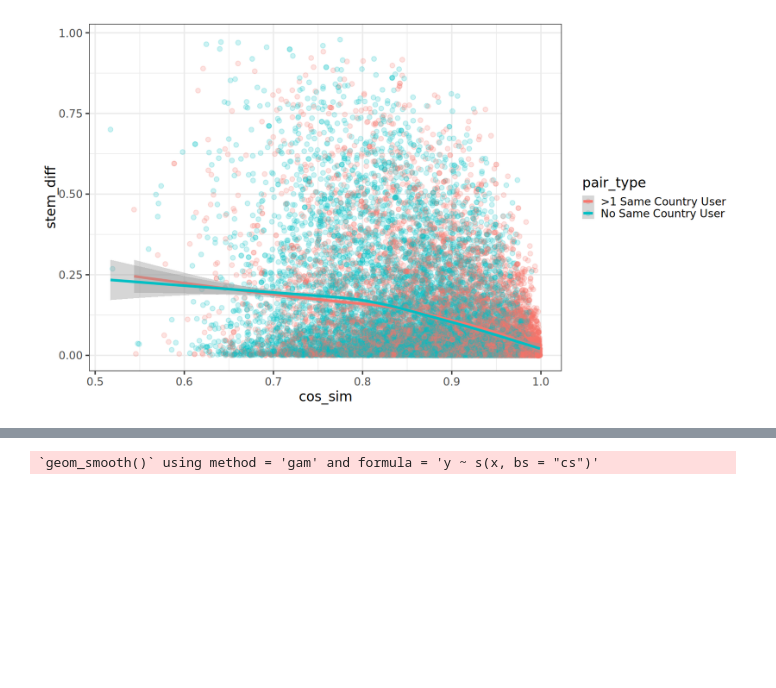
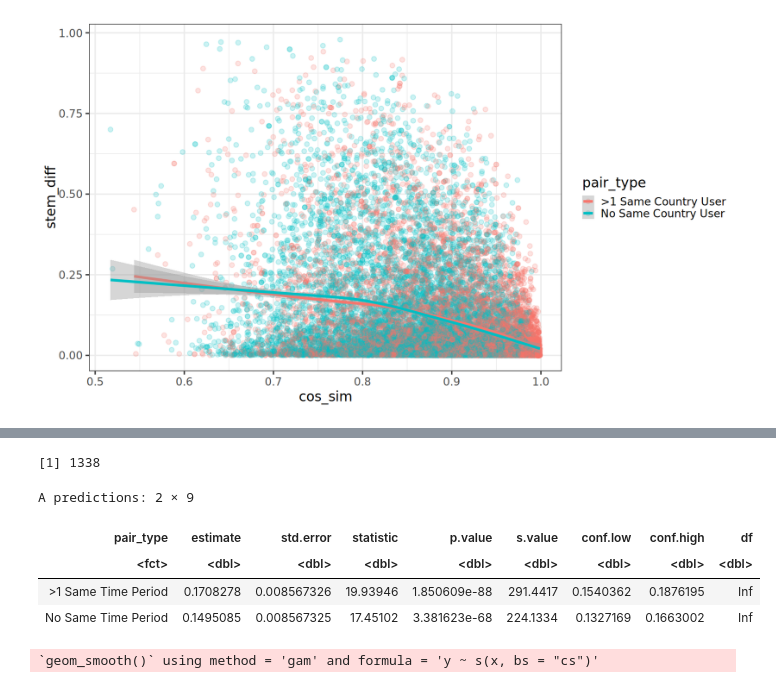
Before and after one commit to kennyjoseph/orcid_gender_equality_paradox_processing, a Jupyter notebook: robustness/robustness_plots.ipynb, the cells around one changed output, grey strips where cells are left out. Drawn from its saved outputs; the diff is of its cells as text; code cells hidden in the pictures; blank space fills up the shorter version.

```diff
--- a/robustness/robustness_plots.ipynb
+++ b/robustness/robustness_plots.ipynb
@@ -137,3 +147,15 @@ F-statistic: 290.5 on 2 and 5481 DF,  p-value: < 2.2e-16
+# %%
+nrow(aff_pair_time)
+# %% [output]
+[1] 1338
+# %%
+avg_predictions(lm(stem_diff~cos_sim+pair_type,data=aff_pair_time),newdata = "balanced",by="pair_type")
+# %% [output]
+A predictions: 2 × 9
+| pair_type | estimate | std.error | statistic | p.value | s.value | conf.low | conf.high | df |
+| <fct> | <dbl> | <dbl> | <dbl> | <dbl> | <dbl> | <dbl> | <dbl> | <dbl> |
+| >1 Same Time Period | 0.1708278 | 0.008567326 | 19.93946 | 1.850609e-88 | 291.4417 | 0.1540362 | 0.1876195 | Inf |
+| No Same Time Period | 0.1495085 | 0.008567325 | 17.45102 | 3.381623e-68 | 224.1334 | 0.1327169 | 0.1663002 | Inf |
 # %%
 library(repr)
 options(repr.plot.width=14, repr.plot.height=8)
```
Also changed, not shown: parts of 10 cells of this notebook, 4 other files.
